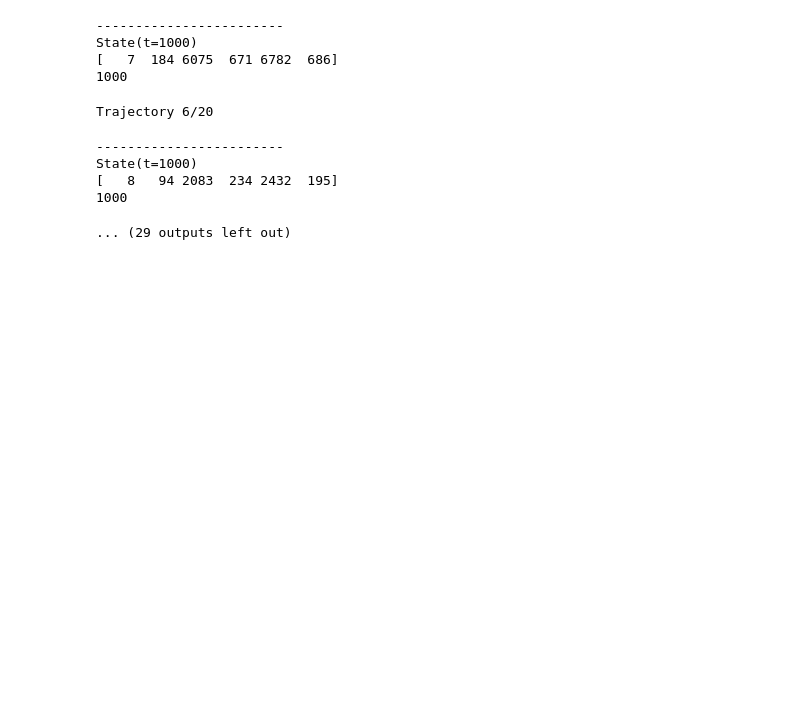
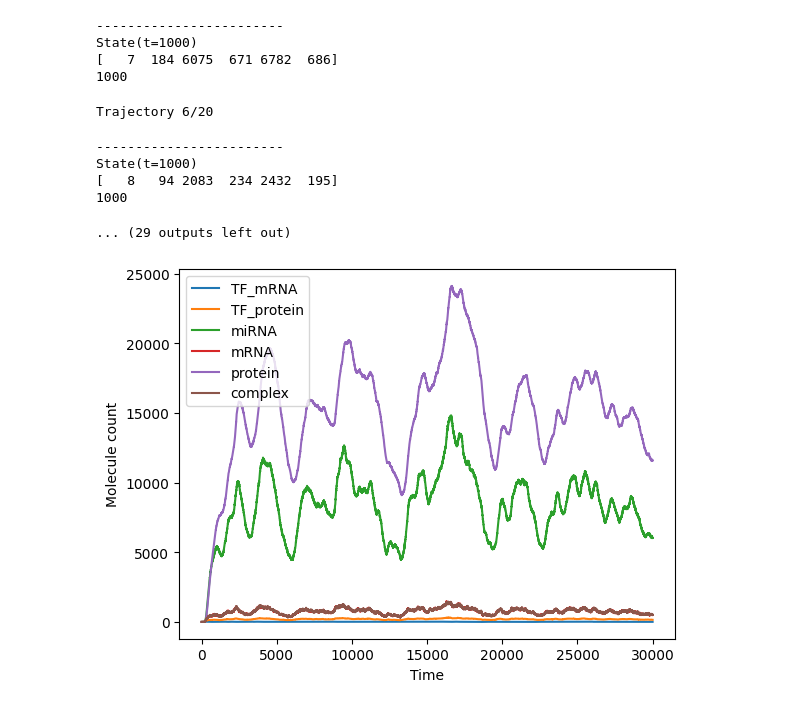
Before and after one commit to Ch3fUlrich/43513-01---Programming-for-Life-Sciences---4KP, a Jupyter notebook: Project/Gillespie_Simulation.ipynb, the cells around one changed output. Saved outputs shown, nothing was run; the diff lists cells and outputs as text; code cells hidden in the pictures; blank space fills up the shorter version.

Commit message:
added plot examples

```diff
--- a/Project/Gillespie_Simulation.ipynb
+++ b/Project/Gillespie_Simulation.ipynb
@@ -190,7 +190,8 @@ State(t=1000)
 [   8   94 2083  234 2432  195]
 1000
 ... (29 outputs left out)
-# %%
-simulator.reset()
-results = simulator.run(steps, trajectories, save=False)
-simulator.plot()
+# %%
+# plot single random example
+simulator.plot(example=True)
+# %% [output]
+[figure, added]
```
Also changed, not shown: parts of 1 cell of this notebook, 1 other file.
